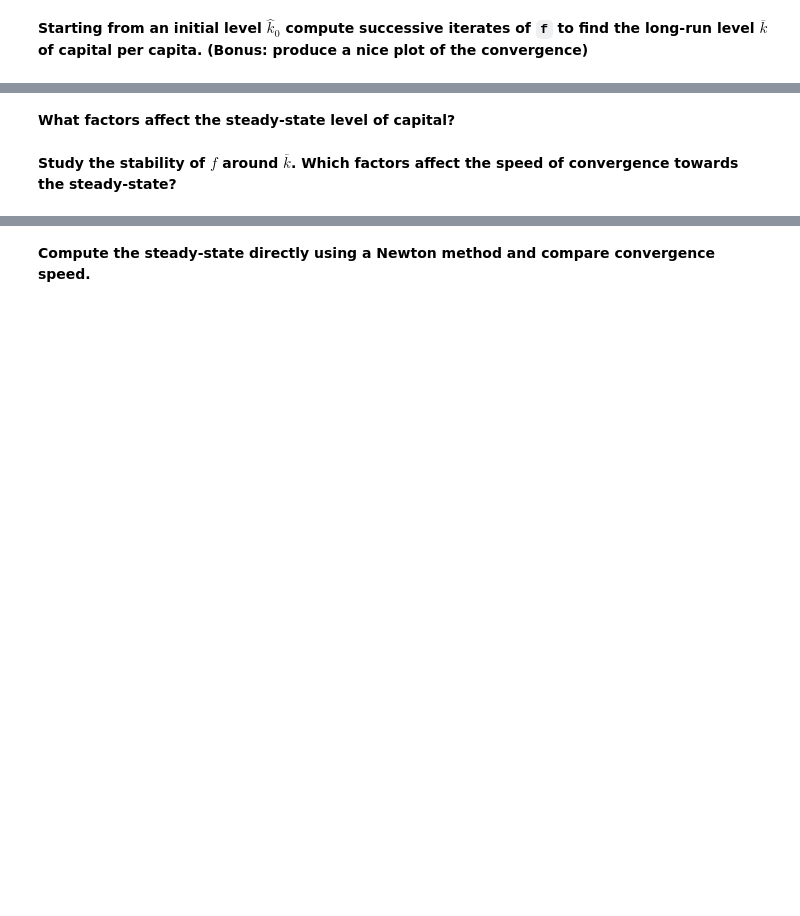
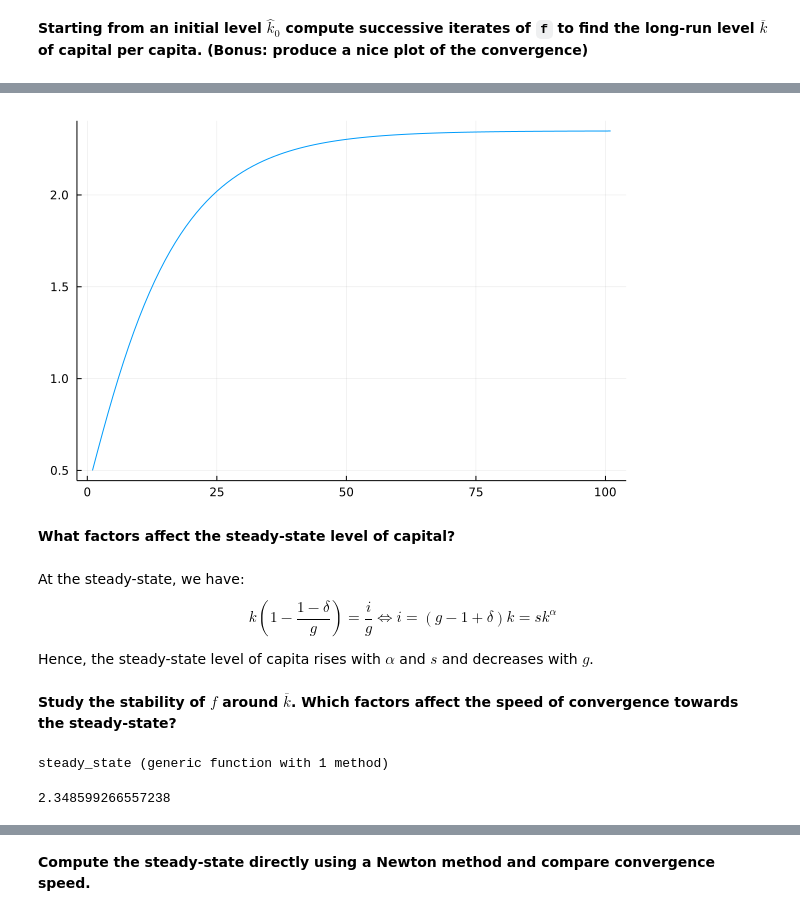
Before and after one commit to thomastressel/eco309, a Jupyter notebook: tutorials/2_solow.ipynb, the cells around one changed output, grey strips where cells are left out. Cells and saved outputs as stored; diff of their text form; code cells hidden in the pictures; blank space fills up the shorter version.

```diff
--- a/tutorials/2_solow.ipynb
+++ b/tutorials/2_solow.ipynb
@@ -49,0 +63,8 @@ end
+# %%
+p = Dict(
+    :α=>0.3,
+    :β=>0.96,
+    :δ=>0.1,
+    :g=>1.01,
+    :s=>0.2
+)
@@ -49,0 +78,7 @@ end
+# %%
+function f(k0, p::Dict{Symbol, Float64})
+    y0 = k0^p[:α]
+    i0 = p[:s]*y0
+    k1 = (k0*(1 - p[:δ]) + i0) / (p[:g])
+    return k1
+end
@@ -50,2 +91,12 @@ end
 # %% [markdown]
 __Starting from an initial level $\hat{k}_0$ compute successive iterates of `f` to find the long-run level $\overline{k}$ of capital per capita. (Bonus: produce a nice plot of the convergence)__
+# %%
+function recursive_steps(fun, x0, args...; N=100)
+    values = Float64[x0]
+    for n=1:N
+        x0 = values[end]
+        x1 = fun(x0, args...)
+        push!(values, x1)
+    end
+    return values
+end
@@ -51,0 +105,2 @@ __Starting from an initial level $\hat{k}_0$ compute successive iterates of `f`
+# %%
+simulations = recursive_steps(f, 0.5, p)
@@ -52,4 +134,27 @@ __Starting from an initial level $\hat{k}_0$ compute successive iterates of `f`
+# %%
+pl = plot()
+plot!(pl, simulations, label = "")
+# %% [output]
+[figure, added]
 # %% [markdown]
 __What factors affect the steady-state level of capital?__
+# %% [markdown]
+At the steady-state, we have:
+$$
+k\left(1 - \frac{1 - \delta}{g}\right) = \frac{i}{g} \iff i = (g - 1 + \delta)k = s k^\alpha
+$$
+
+Hence, the steady-state level of capita rises with $\alpha$ and $s$ and decreases with $g$.
 # %% [markdown]
 __Study the stability of $f$ around $\overline{k}$. Which factors affect the speed of convergence towards the steady-state?__
+# %%
+function steady_state(fun, p)
+    sim = recursive_steps(fun, 1.0, p)
+    return sim[end]
+end
+# %% [output]
+steady_state (generic function with 1 method)
+# %%
+steady_state(f, p)
+# %% [output]
+2.348599266557238
```
Also changed, not shown: parts of 18 cells of this notebook.
